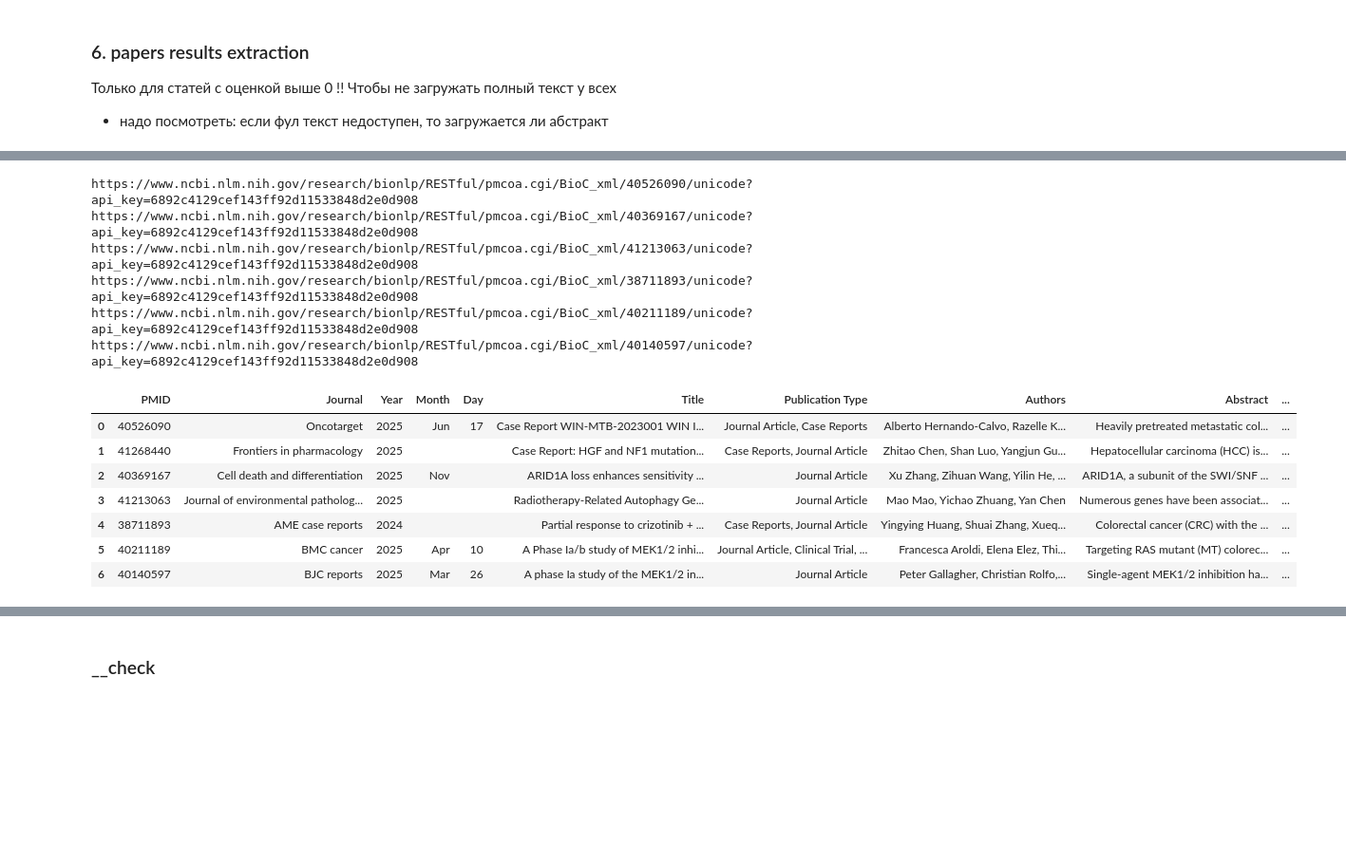
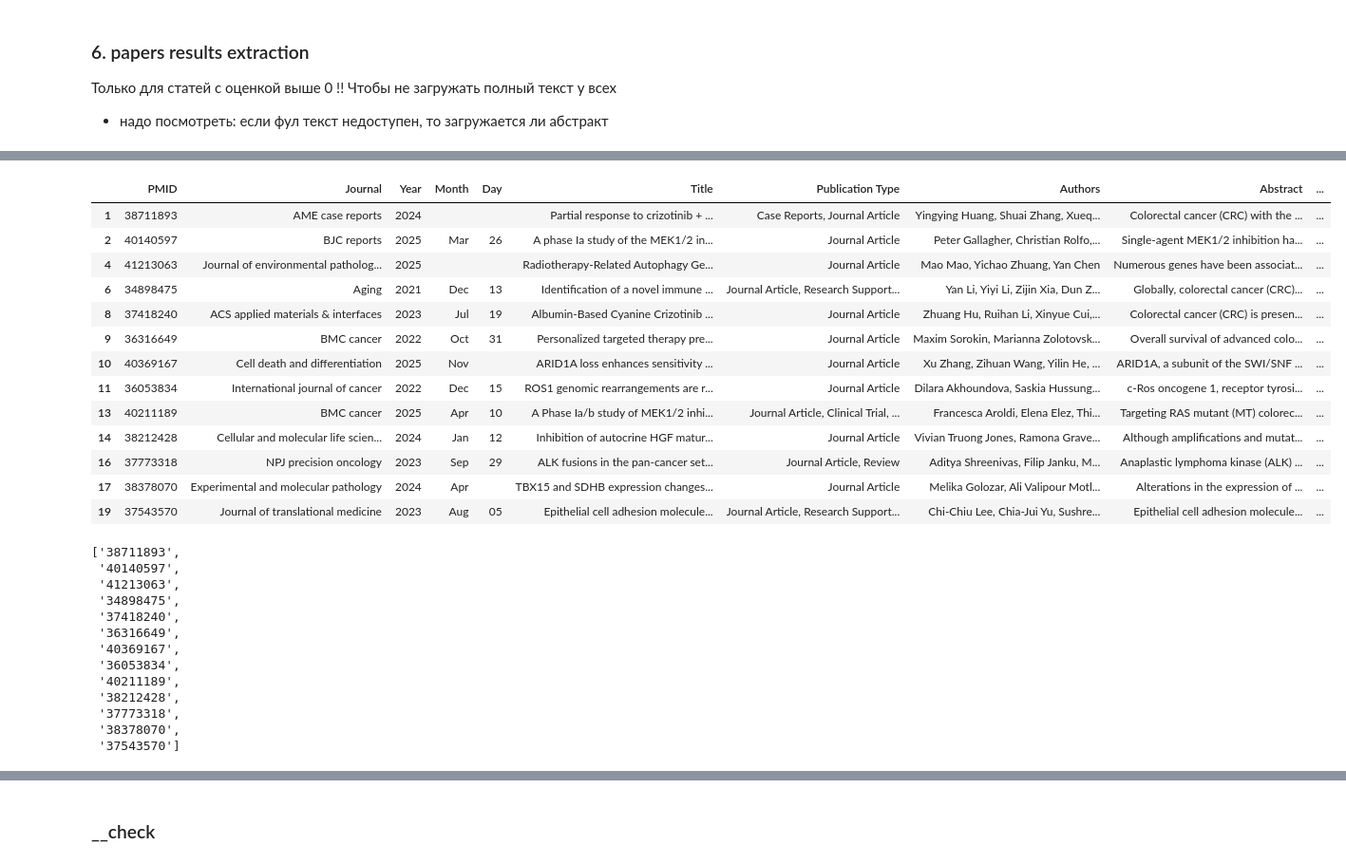
Before and after one commit to Mpkosh/TrialMind-SLR, a Jupyter notebook: draft.ipynb, the cells around one changed output, grey strips where cells are left out. Shown at 95% size. Drawn from its saved outputs; the diff is of its cells as text; code cells hidden in the pictures; blank space fills up the shorter version.

```diff
--- a/draft.ipynb
+++ b/draft.ipynb
@@ -806,25 +929 @@ See the caveats in the documentation: https://pandas.pydata.org/pandas-docs/stab
 -----
-# %%
-temperature=0
-def results_ct(all_studies):
-    chosen = all_studies[all_studies.results==True]
-    chosen['res_with_part'] = chosen.outcomes.apply(lambda x: [obj for obj in x if(obj.get('unitOfMeasure','') == 'Participants')])
-
-    to_work = chosen[chosen.res_with_part.str.len()>0].iloc[:2]
-    if to_work:
-        outcome_participants = [obj for item_main in chosen.outcomes.values for obj in item_main
-                            if(obj.get('unitOfMeasure','') == 'Participants')]
-        messages = []
-        for i in to_work.res_with_part.values:
-            messages.append([{'role':'system', 'content':'You are a helpful medical assistant. Extract information about the efficiency statistics from each outcome measure. Give: 1) a concise description of results with percentages and 2) a short description of study objectives /no_think'},
-                    {'role':'user', 'content':f"{i}"}])
-
-        results = batch_call_openai(messages, os.getenv('MODEL_NAME'), int(os.getenv('TEMPERATURE')), thinking=False)
-        return results
-    else:
-        return None
-
-res = results_ct(all_studies)
-for i in res:
-    print(i)
-    print('-----')
@@ -1184,5 +1380,6 @@ df_papers[0]
 # %%
-pmid_list = df_papers[0][df_papers[0].screen_eval>=0].PMID.values.tolist()
+total_ev = 3
+pmid_list = df_papers[0][df_papers[0].screen_eval>=total_ev].PMID.values.tolist()
 #['41213063',#'26451310',]
 
 res = pmid2biocxml(pmid_list, api_key=pubmed_api_key)
@@ -1198,20 +1395,37 @@ for parsed in res:
     papers0.append(paper_content)
 
 df_papers[0]['FullText'] = ''
-df_papers[0].loc[df_papers[0].screen_eval>=0, 'FullText'] = papers0
-df_papers[0]
+df_papers[0].loc[df_papers[0].screen_eval>=total_ev, 'FullText'] = papers0
-# %% [output]
-https://www.ncbi.nlm.nih.gov/research/bionlp/RESTful/pmcoa.cgi/BioC_xml/40526090/unicode?api_key=6892c4129cef143ff92d11533848d2e0d908
-https://www.ncbi.nlm.nih.gov/research/bionlp/RESTful/pmcoa.cgi/BioC_xml/40369167/unicode?api_key=6892c4129cef143ff92d11533848d2e0d908
-https://www.ncbi.nlm.nih.gov/research/bionlp/RESTful/pmcoa.cgi/BioC_xml/41213063/unicode?api_key=6892c4129cef143ff92d11533848d2e0d908
-https://www.ncbi.nlm.nih.gov/research/bionlp/RESTful/pmcoa.cgi/BioC_xml/38711893/unicode?api_key=6892c4129cef143ff92d11533848d2e0d908
-https://www.ncbi.nlm.nih.gov/research/bionlp/RESTful/pmcoa.cgi/BioC_xml/40211189/unicode?api_key=6892c4129cef143ff92d11533848d2e0d908
-https://www.ncbi.nlm.nih.gov/research/bionlp/RESTful/pmcoa.cgi/BioC_xml/40140597/unicode?api_key=6892c4129cef143ff92d11533848d2e0d908
-|  | PMID | Journal | Year | Month | Day | Title | Publication Type | Authors | Abstract | ... |
-| 0 | 40526090 | Oncotarget | 2025 | Jun | 17 | Case Report WIN-MTB-2023001 WIN I... | Journal Article, Case Reports | Alberto Hernando-Calvo, Razelle K... | Heavily pretreated metastatic col... | ... |
-| 1 | 41268440 | Frontiers in pharmacology | 2025 |  |  | Case Report: HGF and NF1 mutation... | Case Reports, Journal Article | Zhitao Chen, Shan Luo, Yangjun Gu... | Hepatocellular carcinoma (HCC) is... | ... |
-| 2 | 40369167 | Cell death and differentiation | 2025 | Nov |  | ARID1A loss enhances sensitivity ... | Journal Article | Xu Zhang, Zihuan Wang, Yilin He, ... | ARID1A, a subunit of the SWI/SNF ... | ... |
-| 3 | 41213063 | Journal of environmental patholog... | 2025 |  |  | Radiotherapy-Related Autophagy Ge... | Journal Article | Mao Mao, Yichao Zhuang, Yan Chen | Numerous genes have been associat... | ... |
-| 4 | 38711893 | AME case reports | 2024 |  |  | Partial response to crizotinib + ... | Case Reports, Journal Article | Yingying Huang, Shuai Zhang, Xueq... | Colorectal cancer (CRC) with the ... | ... |
-| 5 | 40211189 | BMC cancer | 2025 | Apr | 10 | A Phase Ia/b study of MEK1/2 inhi... | Journal Article, Clinical Trial, ... | Francesca Aroldi, Elena Elez, Thi... | Targeting RAS mutant (MT) colorec... | ... |
-| 6 | 40140597 | BJC reports | 2025 | Mar | 26 | A phase Ia study of the MEK1/2 in... | Journal Article | Peter Gallagher, Christian Rolfo,... | Single-agent MEK1/2 inhibition ha... | ... |
+# %%
+df_papers[0][df_papers[0].screen_eval>=total_ev]
+# %% [output]
+|  | PMID | Journal | Year | Month | Day | Title | Publication Type | Authors | Abstract | ... |
+| 1 | 38711893 | AME case reports | 2024 |  |  | Partial response to crizotinib + ... | Case Reports, Journal Article | Yingying Huang, Shuai Zhang, Xueq... | Colorectal cancer (CRC) with the ... | ... |
+| 2 | 40140597 | BJC reports | 2025 | Mar | 26 | A phase Ia study of the MEK1/2 in... | Journal Article | Peter Gallagher, Christian Rolfo,... | Single-agent MEK1/2 inhibition ha... | ... |
+| 4 | 41213063 | Journal of environmental patholog... | 2025 |  |  | Radiotherapy-Related Autophagy Ge... | Journal Article | Mao Mao, Yichao Zhuang, Yan Chen | Numerous genes have been associat... | ... |
+| 6 | 34898475 | Aging | 2021 | Dec | 13 | Identification of a novel immune ... | Journal Article, Research Support... | Yan Li, Yiyi Li, Zijin Xia, Dun Z... | Globally, colorectal cancer (CRC)... | ... |
+| 8 | 37418240 | ACS applied materials & interfaces | 2023 | Jul | 19 | Albumin-Based Cyanine Crizotinib ... | Journal Article | Zhuang Hu, Ruihan Li, Xinyue Cui,... | Colorectal cancer (CRC) is presen... | ... |
+| 9 | 36316649 | BMC cancer | 2022 | Oct | 31 | Personalized targeted therapy pre... | Journal Article | Maxim Sorokin, Marianna Zolotovsk... | Overall survival of advanced colo... | ... |
+| 10 | 40369167 | Cell death and differentiation | 2025 | Nov |  | ARID1A loss enhances sensitivity ... | Journal Article | Xu Zhang, Zihuan Wang, Yilin He, ... | ARID1A, a subunit of the SWI/SNF ... | ... |
+| 11 | 36053834 | International journal of cancer | 2022 | Dec | 15 | ROS1 genomic rearrangements are r... | Journal Article | Dilara Akhoundova, Saskia Hussung... | c-Ros oncogene 1, receptor tyrosi... | ... |
+| 13 | 40211189 | BMC cancer | 2025 | Apr | 10 | A Phase Ia/b study of MEK1/2 inhi... | Journal Article, Clinical Trial, ... | Francesca Aroldi, Elena Elez, Thi... | Targeting RAS mutant (MT) colorec... | ... |
+| 14 | 38212428 | Cellular and molecular life scien... | 2024 | Jan | 12 | Inhibition of autocrine HGF matur... | Journal Article | Vivian Truong Jones, Ramona Grave... | Although amplifications and mutat... | ... |
+| 16 | 37773318 | NPJ precision oncology | 2023 | Sep | 29 | ALK fusions in the pan-cancer set... | Journal Article, Review | Aditya Shreenivas, Filip Janku, M... | Anaplastic lymphoma kinase (ALK) ... | ... |
+| 17 | 38378070 | Experimental and molecular pathology | 2024 | Apr |  | TBX15 and SDHB expression changes... | Journal Article | Melika Golozar, Ali Valipour Motl... | Alterations in the expression of ... | ... |
+| 19 | 37543570 | Journal of translational medicine | 2023 | Aug | 05 | Epithelial cell adhesion molecule... | Journal Article, Research Support... | Chi-Chiu Lee, Chia-Jui Yu, Sushre... | Epithelial cell adhesion molecule... | ... |
+# %%
+pmid_list
+# %% [output]
+['38711893',
+ '40140597',
+ '41213063',
+ '34898475',
+ '37418240',
+ '36316649',
+ '40369167',
+ '36053834',
+ '40211189',
+ '38212428',
+ '37773318',
+ '38378070',
+ '37543570']
```
Also changed, not shown: parts of 77 cells of this notebook, 7 other files.
